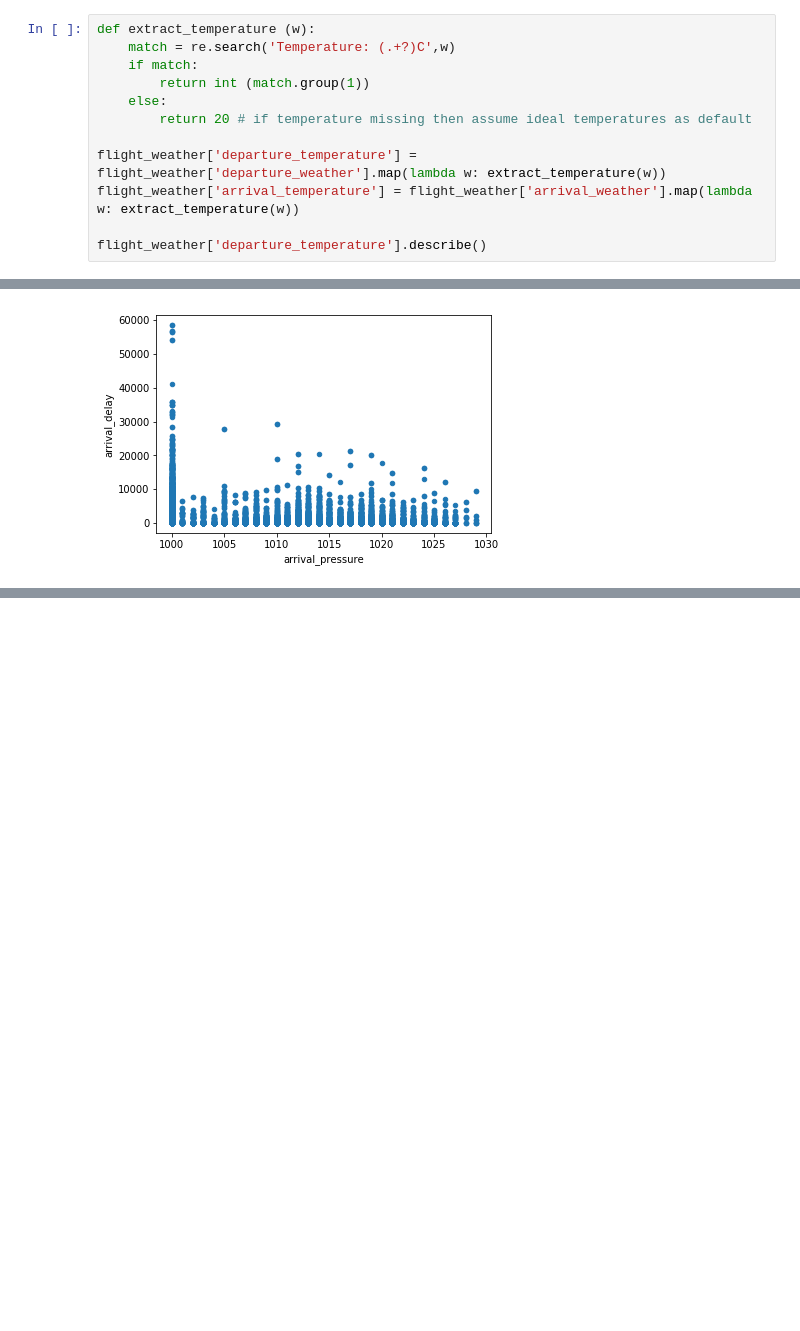
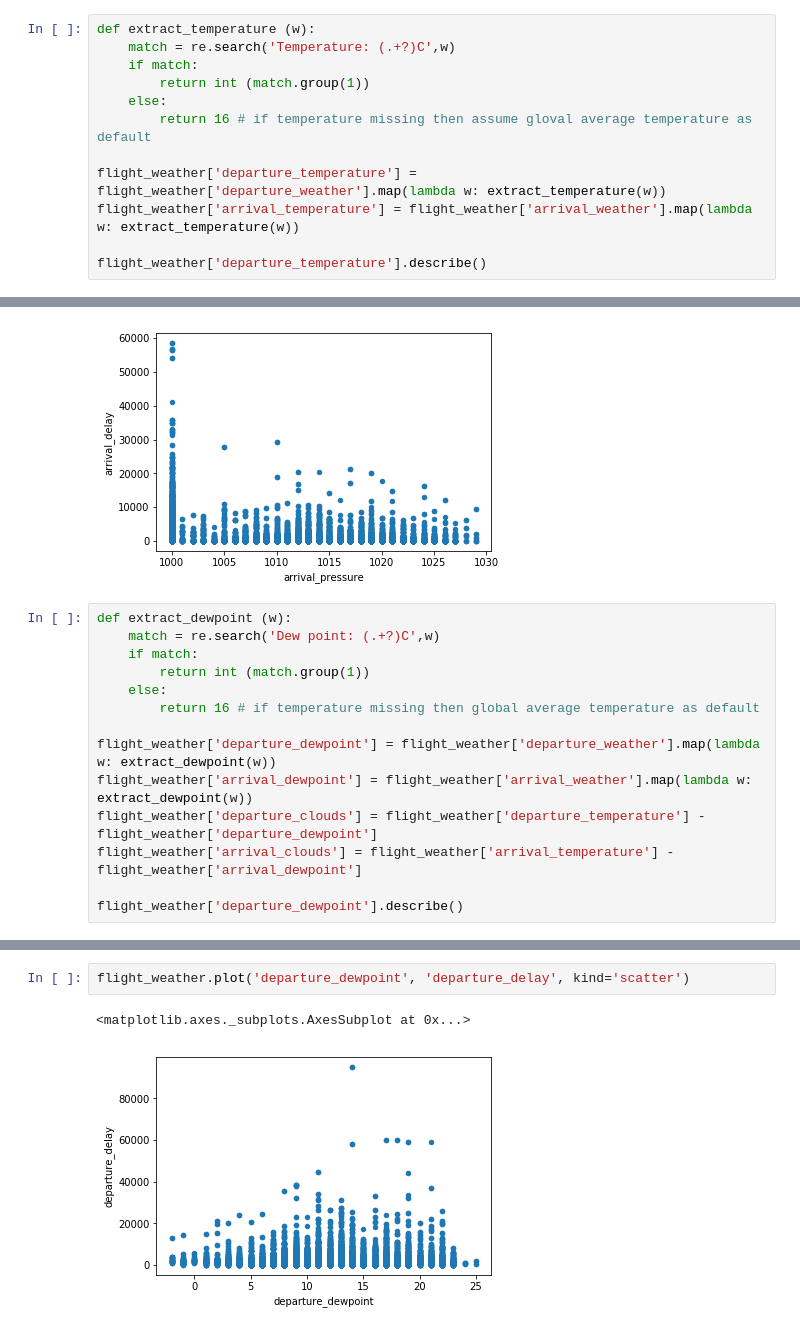
Before and after one commit to dermot-cochran/Interview_data, a Jupyter notebook: Case Study.ipynb, the cells around one changed output, grey strips where cells are left out. Saved outputs shown, nothing was run; the diff lists cells and outputs as text; blank space fills up the shorter version.

Commit message:
Investigated dewpoint as a factor
Making hypotheses that we need a delay propagation model

```diff
--- a/Case Study.ipynb
+++ b/Case Study.ipynb
@@ -590,7 +590,7 @@ def extract_temperature (w):
     if match:
         return int (match.group(1))
     else:
-        return 20 # if temperature missing then assume ideal temperatures as default
+        return 16 # if temperature missing then assume gloval average temperature as default
 
 flight_weather['departure_temperature'] = flight_weather['departure_weather'].map(lambda w: extract_temperature(w))
 flight_weather['arrival_temperature'] = flight_weather['arrival_weather'].map(lambda w: extract_temperature(w))
@@ -701,3 +701,17 @@ flight_weather.plot('arrival_pressure', 'arrival_delay', kind='scatter')
 # %% [output]
 <matplotlib.axes._subplots.AxesSubplot at 0x...>
 [figure]
+# %%
+def extract_dewpoint (w):
+    match = re.search('Dew point: (.+?)C',w)
+    if match:
+        return int (match.group(1))
+    else:
+        return 16 # if temperature missing then global average temperature as default
+
+flight_weather['departure_dewpoint'] = flight_weather['departure_weather'].map(lambda w: extract_dewpoint(w))
+flight_weather['arrival_dewpoint'] = flight_weather['arrival_weather'].map(lambda w: extract_dewpoint(w))
+flight_weather['departure_clouds'] = flight_weather['departure_temperature'] - flight_weather['departure_dewpoint']
+flight_weather['arrival_clouds'] = flight_weather['arrival_temperature'] - flight_weather['arrival_dewpoint']
+
+flight_weather['departure_dewpoint'].describe()
@@ -703,0 +764,5 @@ flight_weather.plot('arrival_pressure', 'arrival_delay', kind='scatter')
+# %%
+flight_weather.plot('departure_dewpoint', 'departure_delay', kind='scatter')
+# %% [output]
+<matplotlib.axes._subplots.AxesSubplot at 0x...>
+[figure, added]
```
Also changed, not shown: parts of 14 cells of this notebook.
